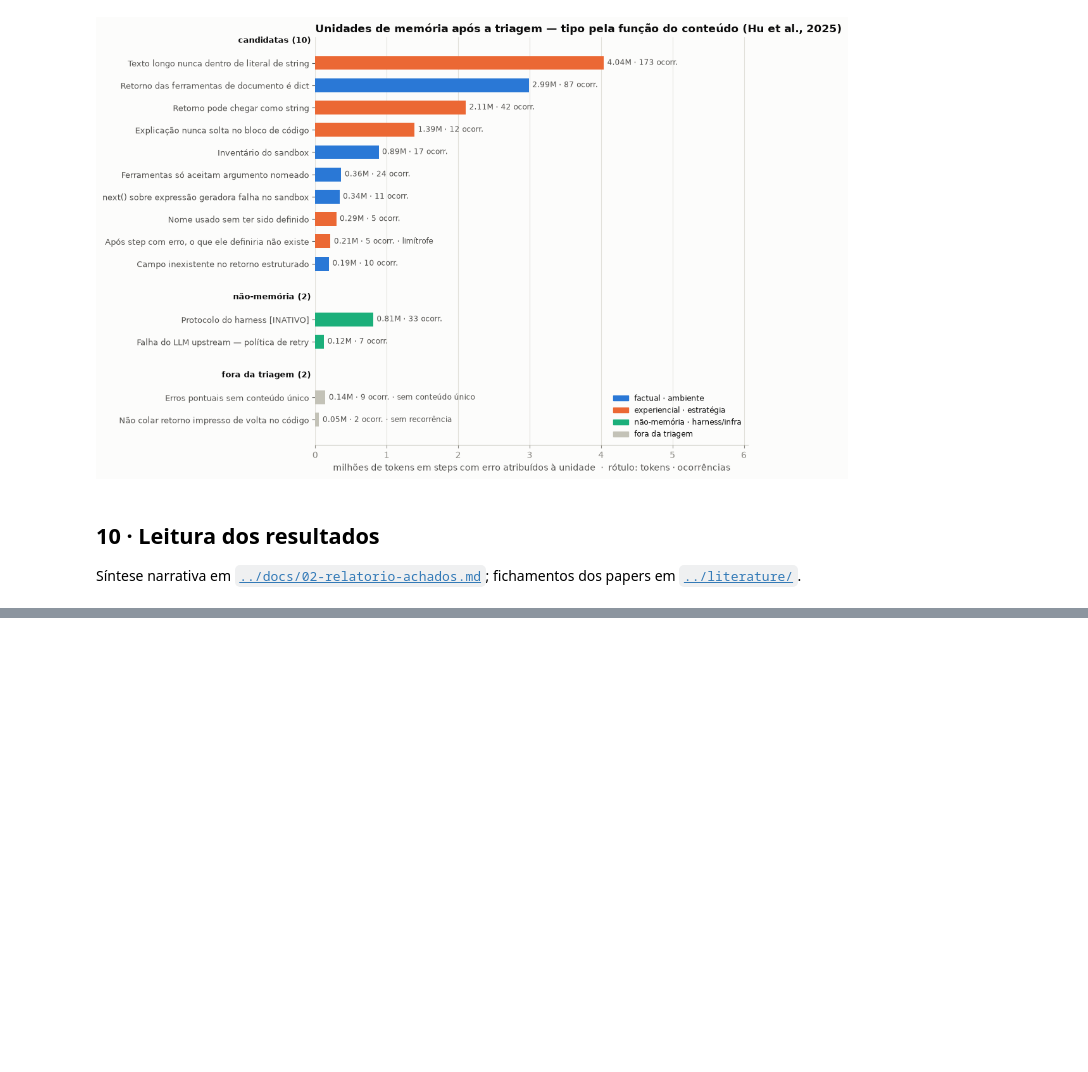
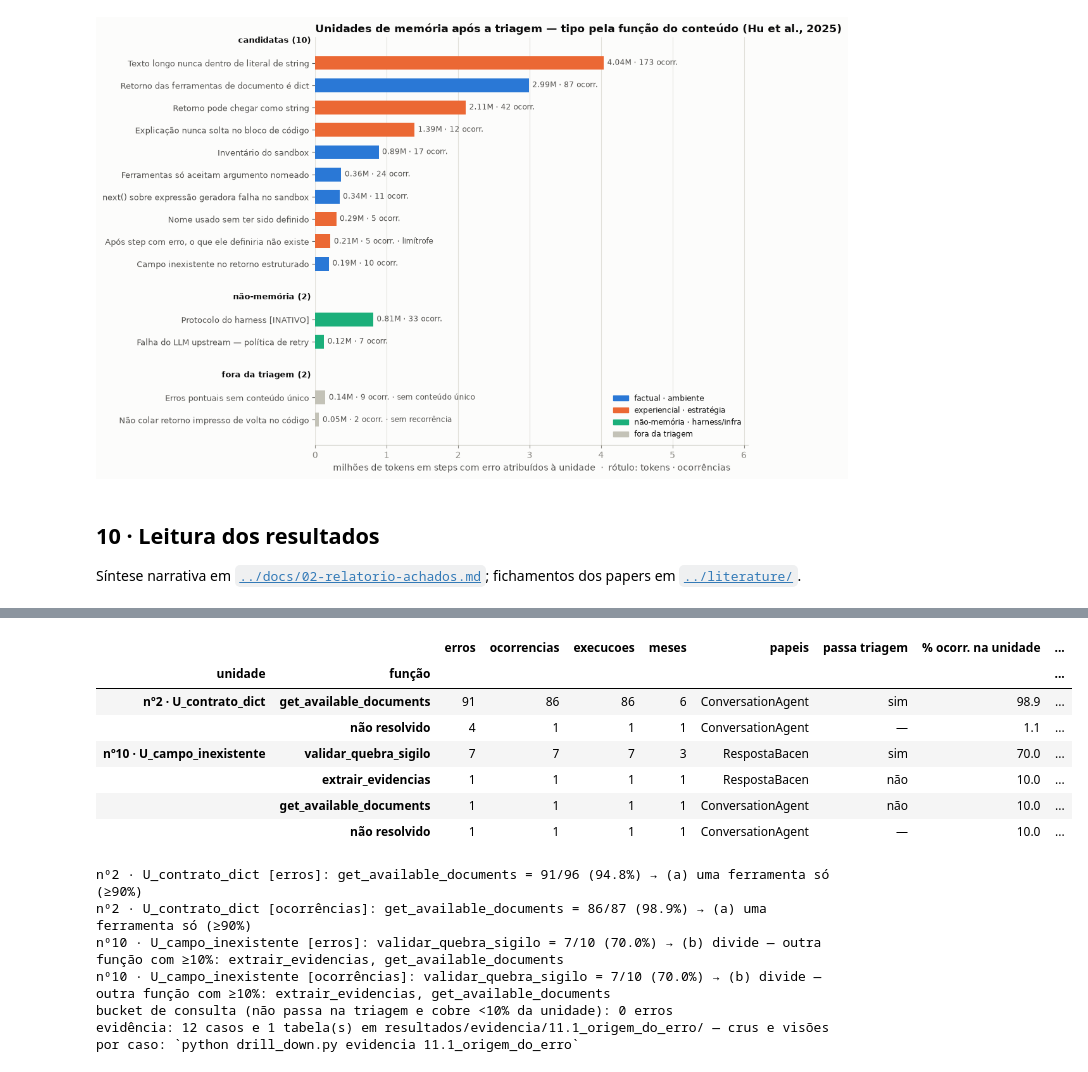
Before and after one commit to rc-ventura/memory_layer_ai_agents, a Jupyter notebook: analysis/2026-09-trace-law-flow/pipeline/analise_trace_esteira_juridica.ipynb, the cells around one changed output, grey strips where cells are left out. Cells and saved outputs as stored; diff of their text form; code cells hidden in the pictures; blank space fills up the shorter version.

```diff
--- a/analysis/2026-09-trace-law-flow/pipeline/analise_trace_esteira_juridica.ipynb
+++ b/analysis/2026-09-trace-law-flow/pipeline/analise_trace_esteira_juridica.ipynb
@@ -2302,0 +2691,47 @@ for (u, fn), g in AUTOCORR.groupby(["unidade", "funcao_origem"], sort=False):
+# %%
+# 11.1 · Passo 1 — de qual ferramenta vem cada erro
+STEPS_P1 = indexar_steps(RAW)
+ATRIB = atribuir_origem(EU, STEPS_P1, list(UNIDADES))
+SUB_P1 = sub_unidades(ATRIB, MIN_EXECS, MIN_MESES)
+display(tabela_sub_unidades(SUB_P1))
+
+VEREDITO_P1 = {}
+for u in UNIDADES:
+    for nivel in ("erros", "ocorrências"):
+        VEREDITO_P1[(u, nivel)], texto = veredito(ATRIB, u, nivel)
+        print(texto)
+
+BUCKET_CONSULTA = bucket_consulta(ATRIB, SUB_P1)
+print(f"bucket de consulta (não passa na triagem e cobre <10% da unidade): {len(BUCKET_CONSULTA)} erros")
+if len(BUCKET_CONSULTA):
+    display(BUCKET_CONSULTA)
+
+# evidência (ver 11.0): todos os erros fora da função dominante + o primeiro caso de cada `via` da dominante
+dominante = ATRIB.groupby("unidade")["funcao_origem"].agg(lambda s: s.value_counts().index[0])
+eh_dom = ATRIB["funcao_origem"].eq(ATRIB["unidade"].map(dominante))
+registrar_evidencia(
+    "11.1_origem_do_erro", "§11.1",
+    "a função de origem atribuída a cada erro das unidades nº2 e nº10 — em especial os erros fora da função dominante, "
+    "que decidem as regras (a) e (b).",
+    "todos os erros atribuídos fora da função dominante da unidade, mais o primeiro caso, na ordem (mês, exec_id, idx), "
+    "de cada `via` de atribuição da função dominante.",
+    pd.concat([ATRIB[~eh_dom].assign(motivo="fora da função dominante da unidade"),
+               primeiro_por(ATRIB[eh_dom], ["unidade", "via"]).assign(
+                   motivo=lambda d: "função dominante, primeiro caso com via: " + d["via"])])
+      .assign(ferramenta=lambda d: d["funcao_origem"])[["exec_id", "role", "idx", "mes", "unidade", "ferramenta", "via", "motivo"]],
+    {"atribuicao_por_erro": ATRIB})
+# %% [output]
+|  |  | erros | ocorrencias | execucoes | meses | papeis | passa triagem | % ocorr. na unidade | ... |
+| unidade | função |  |  |  |  |  |  |  | ... |
+| nº2 · U_contrato_dict | get_available_documents | 91 | 86 | 86 | 6 | ConversationAgent | sim | 98.9 | ... |
+|  | não resolvido | 4 | 1 | 1 | 1 | ConversationAgent | — | 1.1 | ... |
+| nº10 · U_campo_inexistente | validar_quebra_sigilo | 7 | 7 | 7 | 3 | RespostaBacen | sim | 70.0 | ... |
+|  | extrair_evidencias | 1 | 1 | 1 | 1 | RespostaBacen | não | 10.0 | ... |
+|  | get_available_documents | 1 | 1 | 1 | 1 | ConversationAgent | não | 10.0 | ... |
+|  | não resolvido | 1 | 1 | 1 | 1 | ConversationAgent | — | 10.0 | ... |
+nº2 · U_contrato_dict [erros]: get_available_documents = 91/96 (94.8%) → (a) uma ferramenta só (≥90%)
+nº2 · U_contrato_dict [ocorrências]: get_available_documents = 86/87 (98.9%) → (a) uma ferramenta só (≥90%)
+nº10 · U_campo_inexistente [erros]: validar_quebra_sigilo = 7/10 (70.0%) → (b) divide — outra função com ≥10%: extrair_evidencias, get_available_documents
+nº10 · U_campo_inexistente [ocorrências]: validar_quebra_sigilo = 7/10 (70.0%) → (b) divide — outra função com ≥10%: extrair_evidencias, get_available_documents
+bucket de consulta (não passa na triagem e cobre <10% da unidade): 0 erros
+evidência: 12 casos e 1 tabela(s) em resultados/evidencia/11.1_origem_do_erro/ — crus e visões por caso: `python drill_down.py evidencia 11.1_origem_do_erro`
```
Also changed, not shown: parts of 26 cells of this notebook, 8 other files.
